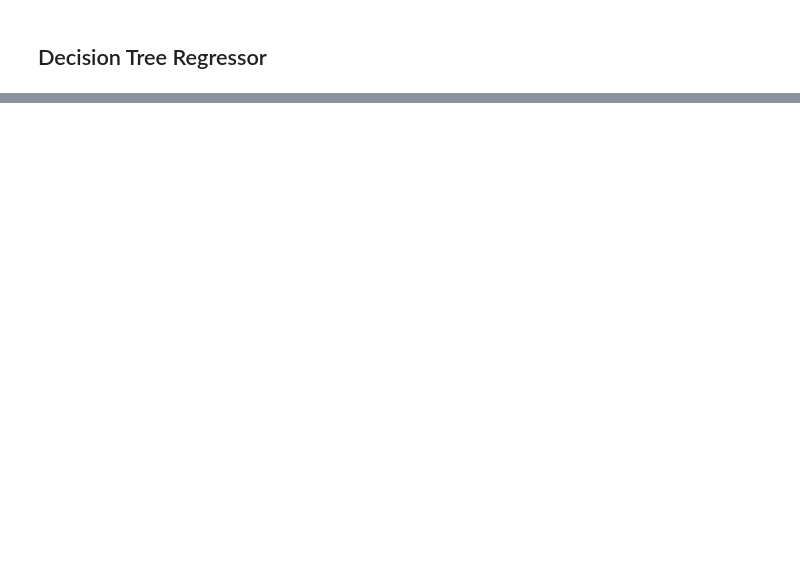
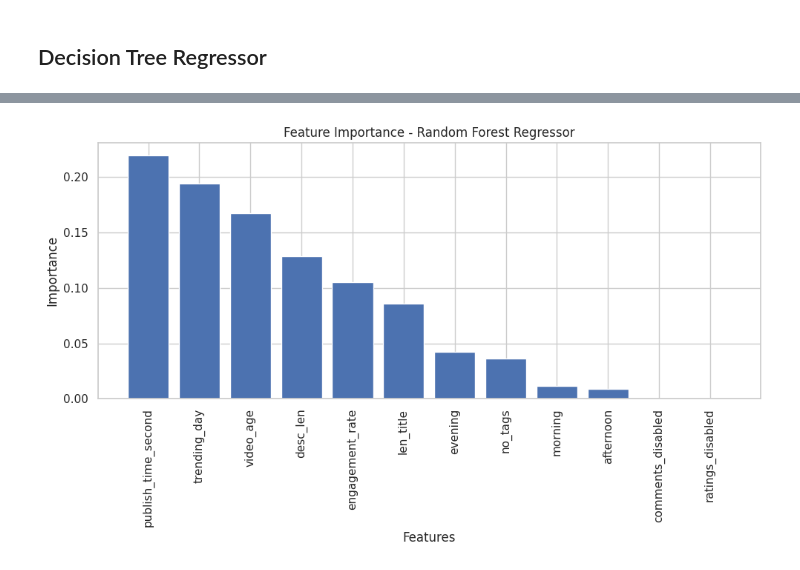
Before and after one commit to widyadaridhyp/Youtube-Statistics, a Jupyter notebook: YouTube_video_prediction_Seaborn.ipynb, the cells around one changed output, grey strips where cells are left out. Cells and saved outputs as stored; diff of their text form; code cells hidden in the pictures; blank space fills up the shorter version.

```diff
--- a/YouTube_video_prediction_Seaborn.ipynb
+++ b/YouTube_video_prediction_Seaborn.ipynb
@@ -1027,6 +1027,13 @@ df['publish_minute'] = df['publish_time'].apply(lambda x: x.minute)
 df['publish_second'] = df['publish_time'].apply(lambda x: x.second)
 # %% [markdown]
 convert publish_time jadi second dalam bentuk int
+# %%
+# Fungsi untuk mengonversi datetime.time ke detik
+def time_to_seconds(time_obj):
+    return time_obj.hour * 3600 + time_obj.minute * 60 + time_obj.second
+
+# Terapkan fungsi ke kolom 'publish_time'
+df['publish_time_second'] = df['publish_time'].apply(time_to_seconds)
 # %%
 #rubah data boolean menjadi 1 dan 0 pada ketiga kolom tersebut
 df['comments_disabled'] =df['comments_disabled'].astype(int)
@@ -1093,13 +1100,10 @@ def is_afternoon(hour):
 def is_evening(hour):
     return 1 if 17 <= hour < 21 else 0
 
-def is_night(hour):
-    return 1 if (21 <= hour or hour < 5) else 0
 
-df['morning'] = df['publish_date'].dt.hour.apply(is_morning)
-df['afternoon'] = df['publish_date'].dt.hour.apply(is_afternoon)
-df['evening'] = df['publish_date'].dt.hour.apply(is_evening)
-df['night'] = df['publish_date'].dt.hour.apply(is_night)
+df['morning'] = df['hour'].apply(is_morning)
+df['afternoon'] = df['hour'].apply(is_afternoon)
+df['evening'] = df['hour'].apply(is_evening)
 # %%
 #fitur Engagement Rate
 df['engagement_rate'] = (df['likes'] + df['dislikes'] + df['comment_count']) / df['views']
@@ -1149,0 +1277,17 @@ NameError: name 'train_test_split' is not defined
+# %%
+# Mendapatkan tingkat kepentingan fitur dari model Random Forest
+feature_importances = dt.feature_importances_
+features = X.columns
+
+# Plot feature importance
+plt.figure(figsize=(10, 6))
+indices = np.argsort(feature_importances)[::-1]
+plt.bar(range(X.shape[1]), feature_importances[indices], align='center')
+plt.xticks(range(X.shape[1]), features[indices], rotation=90)
+plt.title('Feature Importance - Random Forest Regressor')
+plt.xlabel('Features')
+plt.ylabel('Importance')
+plt.tight_layout()
+plt.show()
+# %% [output]
+[figure, added]
```
Also changed, not shown: parts of 20 cells of this notebook.
